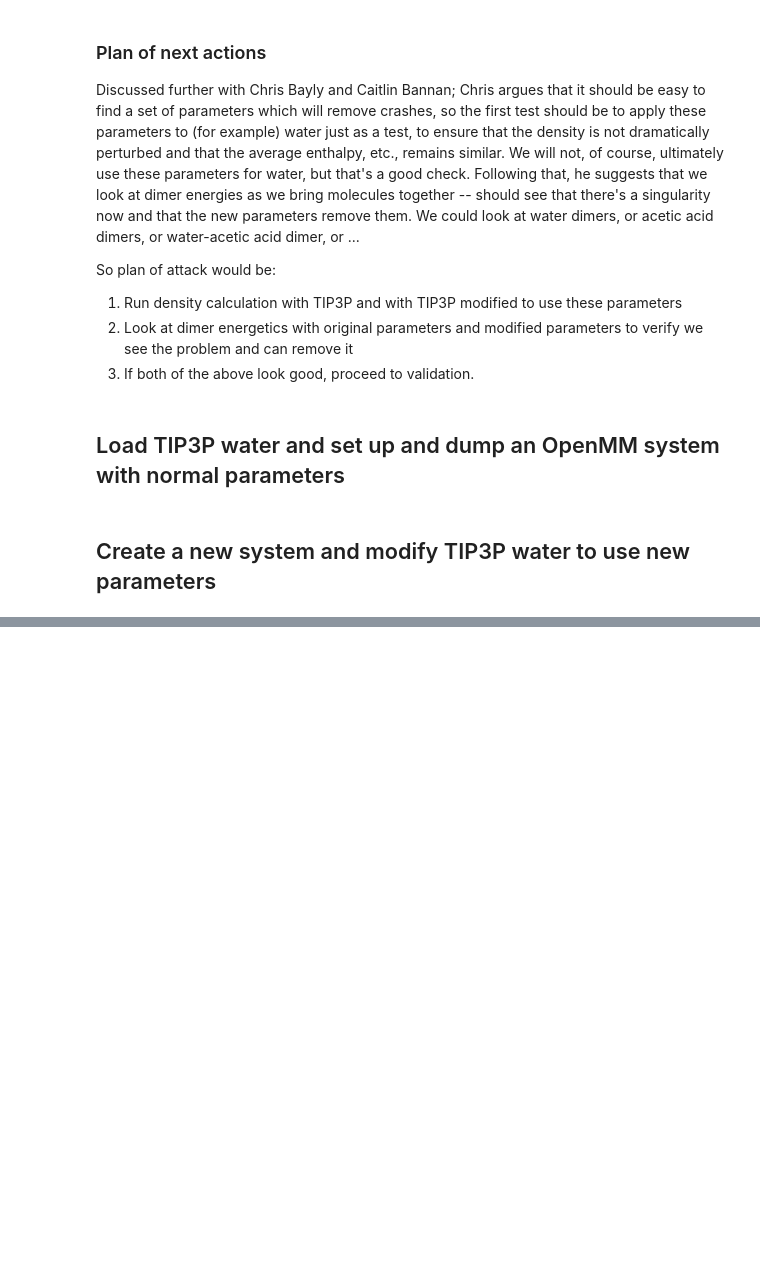
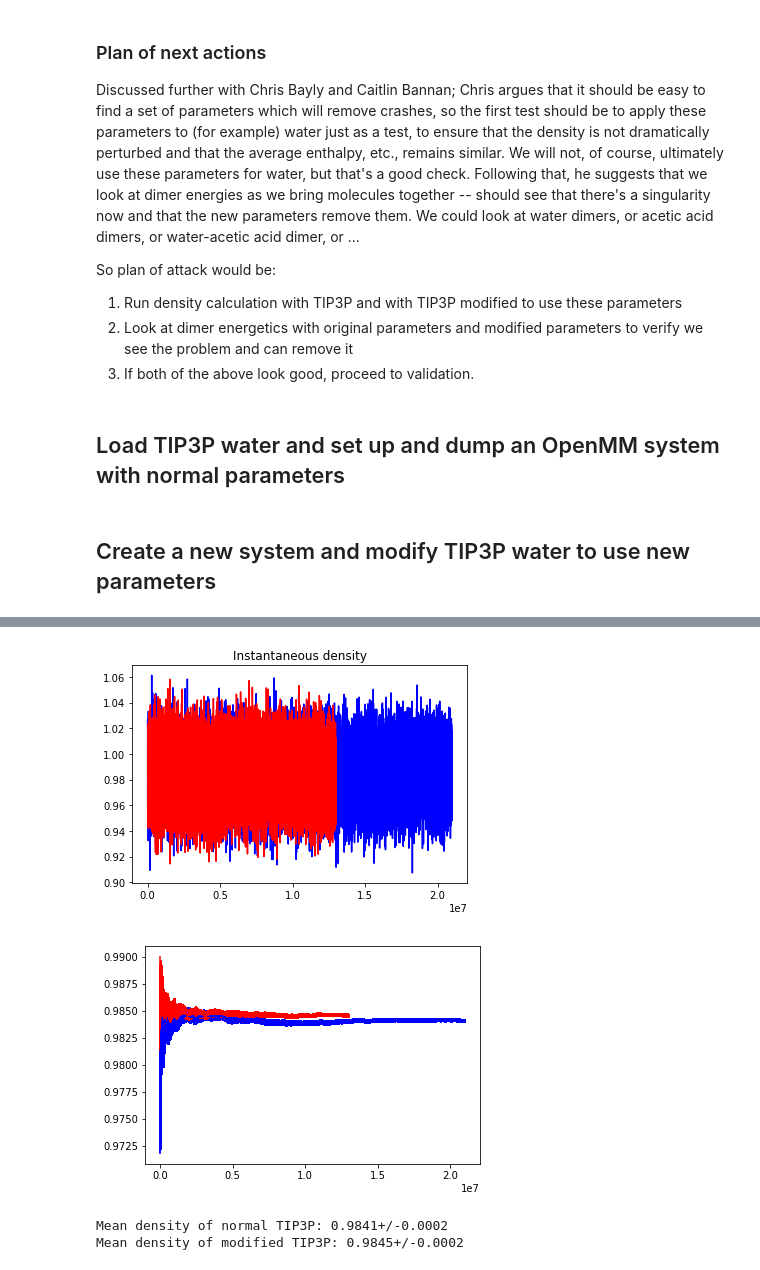
Before and after one commit to pschmidtke/openforcefield, a Jupyter notebook: examples/testing/hydrogen_radii/hydrogen_radii.ipynb, the cells around one changed output, grey strips where cells are left out. Saved outputs shown, nothing was run; the diff lists cells and outputs as text; code cells hidden in the pictures; blank space fills up the shorter version.

```diff
--- a/examples/testing/hydrogen_radii/hydrogen_radii.ipynb
+++ b/examples/testing/hydrogen_radii/hydrogen_radii.ipynb
@@ -294,0 +404,54 @@ file.close()
+# %%
+tip3p_new2 = pd.read_csv('results/prod/tip3p_modified2_216_prod.csv', names=["step", "U", "Temperature", "Density"], skiprows=1)
+
+%matplotlib inline
+from pylab import *
+
+# Plot instantaneous density for original and new
+plot( np.array(tip3p.step), np.array(tip3p.Density), 'b-')
+plot( np.array(tip3p_new2.step), np.array(tip3p_new2.Density), 'r-')
+title('Instantaneous density')
+
+# Clip out unequilibrated region
+density_ts = np.array(tip3p.Density)
+[t0, g, Neff] = ts.detectEquilibration(density_ts, nskip=1000)
+density_ts = density_ts[t0:]
+stepnrs = np.array(tip3p.step[t0:])
+density_ts_new2 = np.array(tip3p_new2.Density)
+[t0, g, Neff] = ts.detectEquilibration(density_ts_new2, nskip=1000)
+density_ts_new2 = density_ts_new2[t0:]
+stepnrs_new2 = np.array(tip3p_new2.step[t0:])
+
+# Compute mean density up to the present at each time, along with associated uncertainty
+mean_density = [ density_ts[0:i].mean() for i in range(2, len(density_ts)) ]
+mean_density_stderr = [ ]
+for i in range(2,len(density_ts)):
+    g = ts.statisticalInefficiency( density_ts[0:i])
+    stderr = density_ts[0:i].std()/sqrt(i/g)
+    mean_density_stderr.append(stderr)
+mean_density_new2 = [ density_ts_new2[0:i].mean() for i in range(2, len(density_ts_new2)) ]
+mean_density_new2_stderr = [ ]
+for i in range(2,len(density_ts_new2)):
+    g = ts.statisticalInefficiency( density_ts_new2[0:i])
+    stderr = density_ts_new2[0:i].std()/sqrt(i/g)
+    mean_density_new2_stderr.append(stderr)
+
+figure()
+#plot(stepnrs[2:], mean_density )
+errorbar(stepnrs[20:], mean_density[18:], yerr=mean_density_stderr[18:], fmt='b-' )
+errorbar(stepnrs_new2[20:], mean_density_new2[18:], yerr= mean_density_new2_stderr[18:], fmt='r-')
+show()
+# %% [output]
+[figure, added]
+[figure, added]
+# %%
+# Just do statistics and print, also
+[t0, g, Neff] = ts.detectEquilibration(density_ts, nskip=1000)
+density_mean_stderr = density_ts.std() / np.sqrt(Neff)
+print("Mean density of normal TIP3P: %.4g+/-%.3g" % (density_ts.mean(), density_mean_stderr))
+[t0, g, Neff] = ts.detectEquilibration(density_ts_new2, nskip=1000)
+density_mean_new2_stderr = density_ts_new2.std() / np.sqrt(Neff)
+print("Mean density of modified TIP3P: %.4g+/-%.3g" % (density_ts_new2.mean(), density_mean_new2_stderr))
+# %% [output]
+Mean density of normal TIP3P: 0.9841+/-0.0002
+Mean density of modified TIP3P: 0.9845+/-0.0002
```
Also changed, not shown: parts of 9 cells of this notebook, 1 other file.
